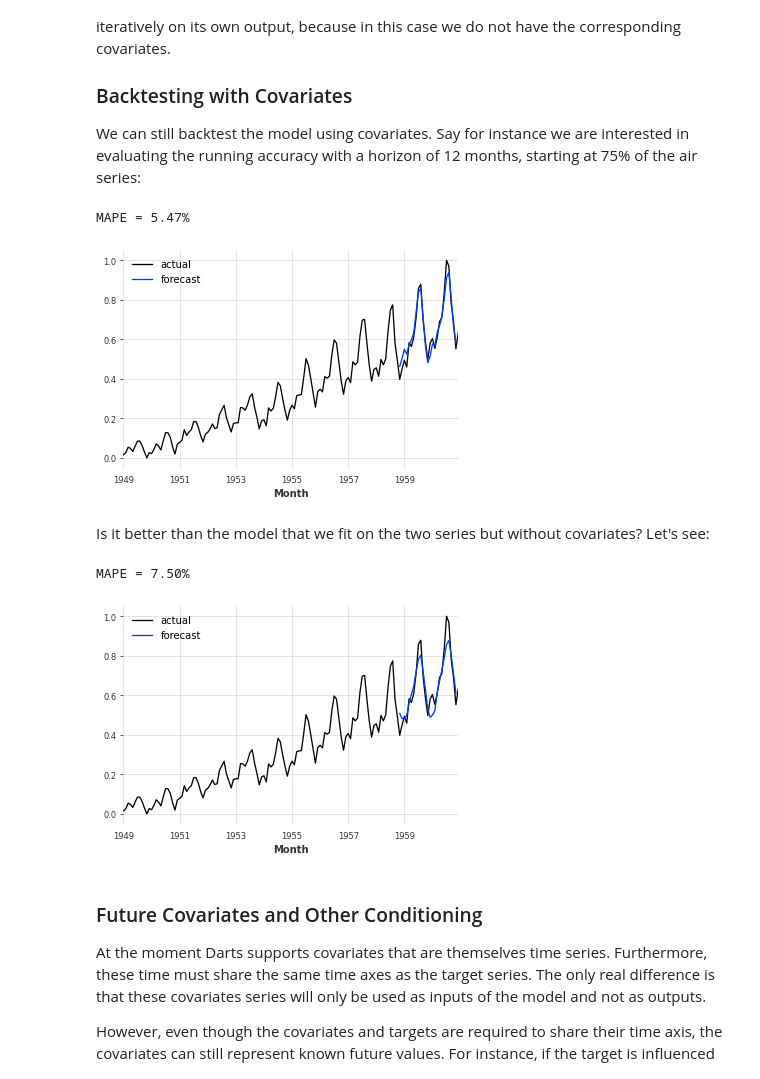
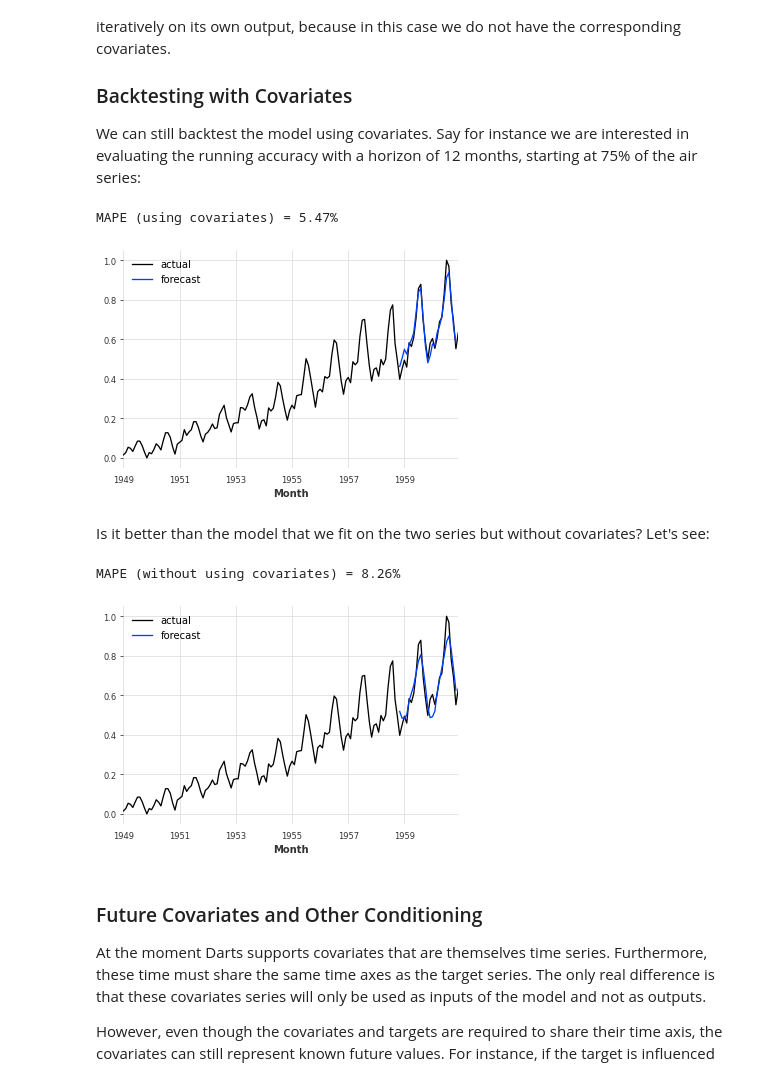
Before and after one commit to unit8co/darts, a Jupyter notebook: examples/multi-time-series-and-covariates.ipynb, the cells around one changed output. Drawn from its saved outputs; the diff is of its cells as text; code cells hidden in the pictures.

```diff
--- a/examples/multi-time-series-and-covariates.ipynb
+++ b/examples/multi-time-series-and-covariates.ipynb
@@ -79,7 +79,7 @@ Internally, the model will figure out by itself what are the right number of dim
 
 Let's look at a first example. We'll build a RNN that has a lookback window of 24 points (`input_chunk_length=24`) and predicts the next 12 points (`output_chunk_length=12`). Since our time series have 1 dimension, we'll set `input_size` and `output_size` to 1.
 # %%
-model_air = RNNModel(input_chunk_length=24, output_chunk_length=12, n_epochs=300)
+model_air = NBEATSModel(input_chunk_length=24, output_chunk_length=12, n_epochs=300)
 # %% [markdown]
 This model is a regular Darts forecasting model, and it can be fit on a single time series as follows:
 # %%
@@ -197,9 +197,9 @@ Let's look at this important question below. We will build 3 identical models, b
 torch.manual_seed(1); np.random.seed(1)  # for reproducibility
 
 # build models
-model_air_alone = RNNModel(input_chunk_length=24, output_chunk_length=12, n_epochs=400)
-model_milk_alone = RNNModel(input_chunk_length=24, output_chunk_length=12, n_epochs=400)
-model_air_milk = RNNModel(input_chunk_length=24, output_chunk_length=12, n_epochs=200)
+model_air_alone = NBEATSModel(input_chunk_length=24, output_chunk_length=12, n_epochs=400)
+model_milk_alone = NBEATSModel(input_chunk_length=24, output_chunk_length=12, n_epochs=400)
+model_air_milk = NBEATSModel(input_chunk_length=24, output_chunk_length=12, n_epochs=200)
 
 # fit models
 model_air_alone.fit(train_air)
@@ -287 +287,4 @@ model_cov.fit(series=[train_air, train_milk],
 Training loss: 0.0019
+# %%
+model_no_cov = RNNModel(input_chunk_length=24, output_chunk_length=12, n_epochs=200)
+model_no_cov.fit(series=[train_air, train_milk], verbose=True)
@@ -315,27 +322,27 @@ backtest_cov = model_cov.historical_forecasts(series_air_scaled,
 series_air_scaled.plot(label='actual')
 backtest_cov.plot(label='forecast')
 plt.legend();
-print('MAPE = {:.2f}%'.format(mape(series_air_scaled, backtest_cov)))
+print('MAPE (using covariates) = {:.2f}%'.format(mape(series_air_scaled, backtest_cov)))
 # %% [output]
-MAPE = 5.47%
+MAPE (using covariates) = 5.47%
 [figure]
 # %% [markdown]
 Is it better than the model that we fit on the two series but without covariates? Let's see:
 # %%
-backtest_no_cov = model_air_milk.historical_forecasts(series_air_scaled,
+backtest_no_cov = model_no_cov.historical_forecasts(series_air_scaled,
                                                       start=0.75,
                                                       forecast_horizon=12,
                                                       stride=1,
                                                       retrain=False,
                                                       verbose=True)
 
 series_air_scaled.plot(label='actual')
 backtest_no_cov.plot(label='forecast')
 plt.legend();
-print('MAPE = {:.2f}%'.format(mape(series_air_scaled, backtest_no_cov)))
+print('MAPE (without using covariates) = {:.2f}%'.format(mape(series_air_scaled, backtest_no_cov)))
 # %% [output]
-MAPE = 7.50%
+MAPE (without using covariates) = 8.26%
-[figure, old version]
+[figure, new version]
 # %% [markdown]
 ### Future Covariates and Other Conditioning
 
```
Also changed, not shown: parts of 12 cells of this notebook.
